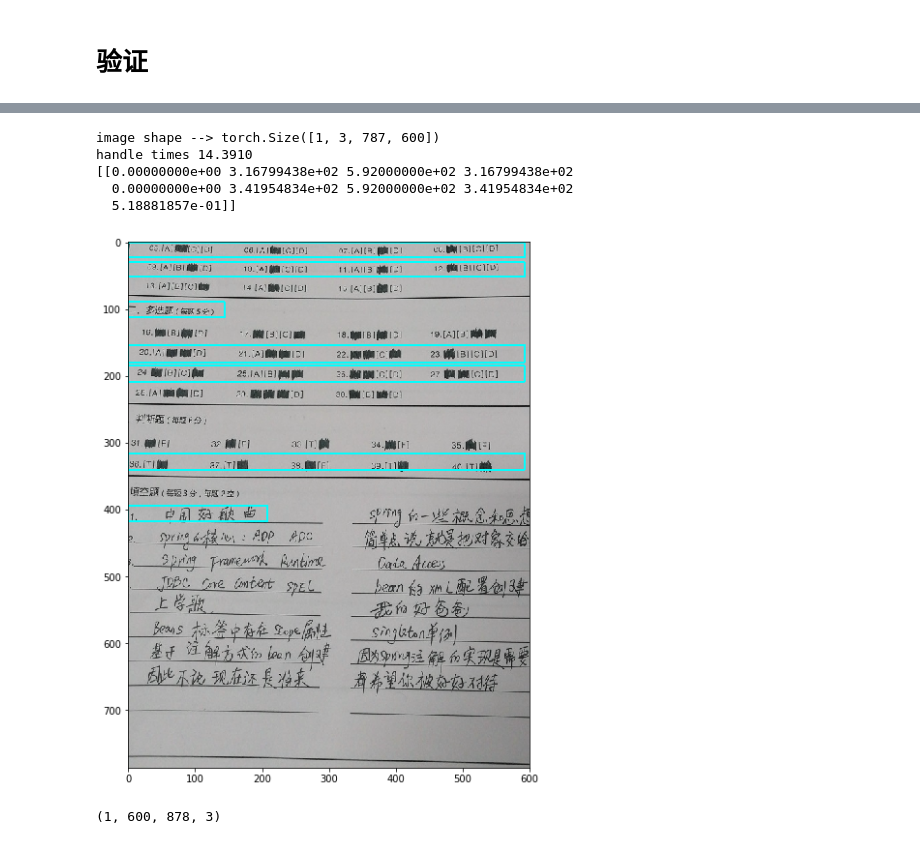
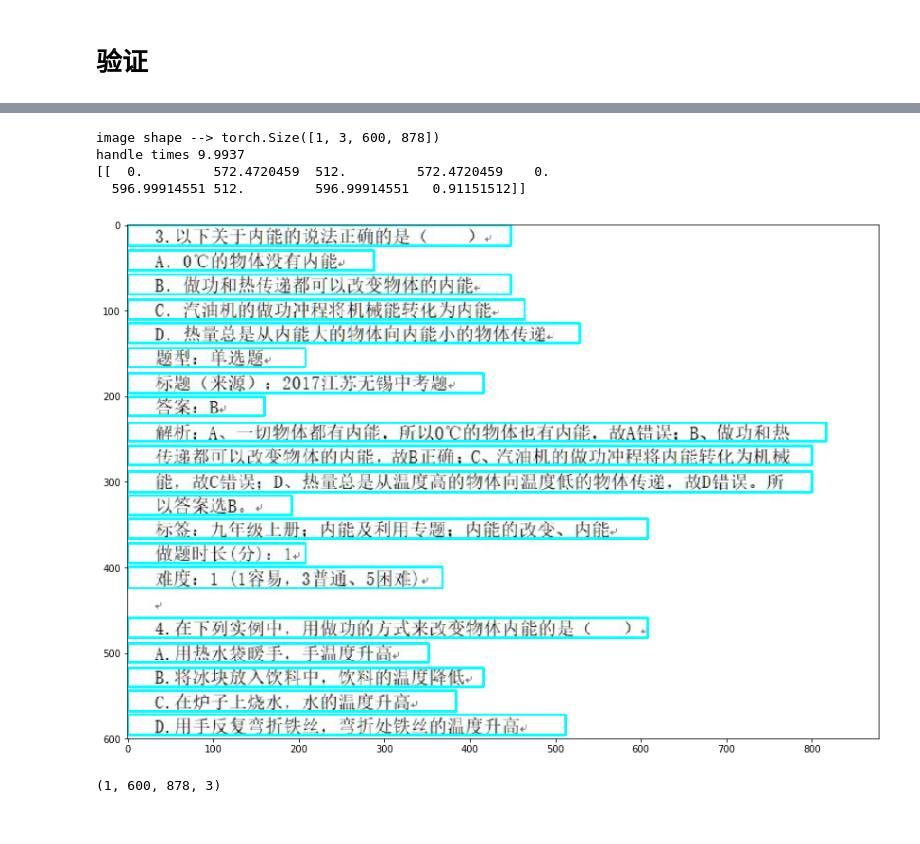
Before and after one commit to hecongziyu/myproject, a Jupyter notebook: object detect/text detect.ipynb, the cells around one changed output, grey strips where cells are left out. Cells and saved outputs as stored; diff of their text form; code cells hidden in the pictures.

```diff
--- a/object detect/text detect.ipynb
+++ b/object detect/text detect.ipynb
@@ -591,40 +589,39 @@ def showValidNet(image,im_info):
     start_time = time.time()
     with torch.no_grad():
         image_src, blob, scores , rpn_cls_prob, rpn_bbox_pred, rpn_cls_score,rpn_cls_prob_reshape = validNet(image,im_info)
     print('handle times {:.4f}'.format((time.time() - start_time)))
     plt.rcParams['figure.figsize'] = 15, 10
     boxes = blob.data.numpy()[:,1:5]
     boxes = boxes.astype(np.int)
     score = scores.data.numpy()
     score = score.reshape(score.shape[0])
     image_new = image_src.reshape(image_src.shape[1],image_src.shape[2], image_src.shape[3])
 
     dets = np.hstack((boxes, score[:, np.newaxis])).astype(np.float32)
 #     print('dets --> \n {}'.format(dets))
     keep = nms.nms(dets, 0.3)
     dets = dets[keep,:]
 
     line = connect_proposal(dets[:, 0:4], dets[:, 4], image_new.shape)
 #     line = line.astype(int)
 #     print(line)
     # image_new = image_src.reshape(image_src.shape[1],image_src.shape[2], image_src.shape[3])
     print(line[0:1])
     save_results('newimg.jpg',image_orig, line, 0.5)
     return rpn_cls_prob, rpn_bbox_pred, rpn_cls_score,rpn_cls_prob_reshape,boxes,score, line,dets,image_new
 
-img_path = '/home/hecong/temp/data/txtdect/img/5.jpg'
+img_path = '/home/hecong/temp/data/txtdect/img/2.jpg'
 image = cv2.imread(img_path,cv2.IMREAD_COLOR)
 im_info = [image.shape[0],image.shape[1],1]
 
 rpn_cls_prob, rpn_bbox_pred, rpn_cls_score,rpn_cls_prob_reshape,boxes,score, line,dets,image_new  =  showValidNet(image,im_info)
 # showValidNet(image,im_info)
 # %% [output]
-image shape --> torch.Size([1, 3, 787, 600])
-handle times 14.3910
-[[0.00000000e+00 3.16799438e+02 5.92000000e+02 3.16799438e+02
-  0.00000000e+00 3.41954834e+02 5.92000000e+02 3.41954834e+02
-  5.18881857e-01]]
+image shape --> torch.Size([1, 3, 600, 878])
+handle times 9.9937
+[[  0.         572.4720459  512.         572.4720459    0.
+  596.99914551 512.         596.99914551   0.91151512]]
-[figure, old version]
+[figure, new version]
 # %%
 PIXEL_MEANS = np.array([[[102.9801, 115.9465, 122.7717]]])
 image = cv2.imread('d:\\2.jpg',cv2.IMREAD_COLOR)
```
Also changed, not shown: parts of 1 cell of this notebook, 3 other files.
